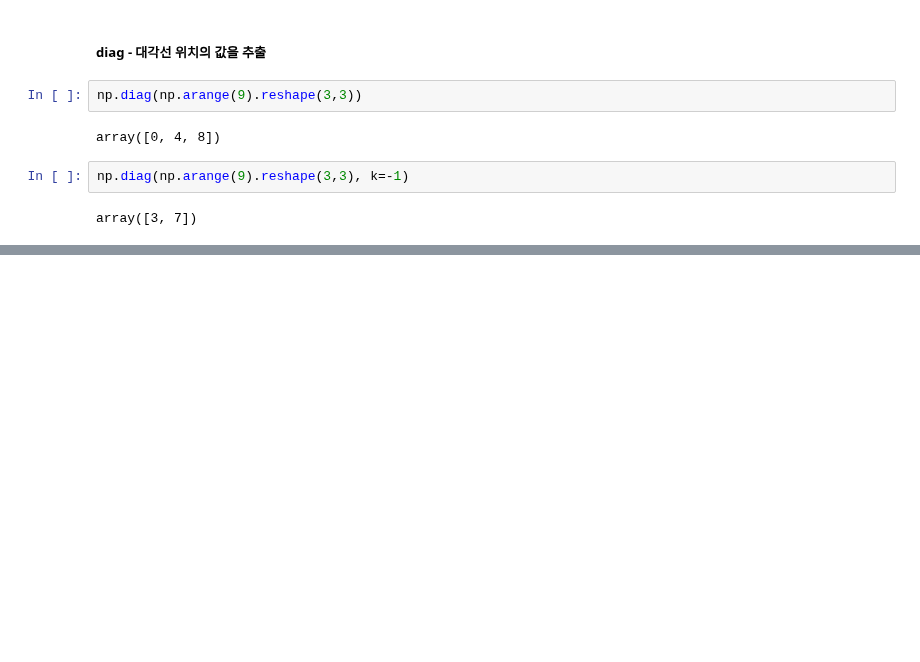
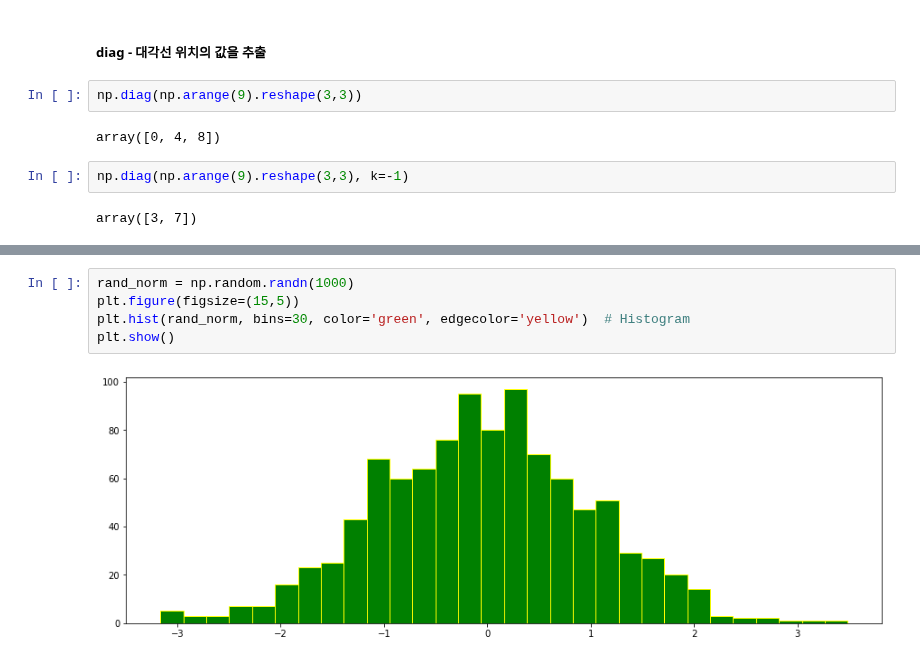
Before and after one commit to rubinkim/machine_learning_07_2022, a Jupyter notebook: 01_numpy/02_numpy2.ipynb, the cells around one changed output, grey strips where cells are left out. Drawn from its saved outputs; the diff is of its cells as text; blank space fills up the shorter version.

```diff
--- a/01_numpy/02_numpy2.ipynb
+++ b/01_numpy/02_numpy2.ipynb
@@ -138,0 +169,7 @@ array([3, 7])
+# %%
+rand_norm = np.random.randn(1000)
+plt.figure(figsize=(15,5))
+plt.hist(rand_norm, bins=30, color='green', edgecolor='yellow')  # Histogram
+plt.show()
+# %% [output]
+[figure, added]
```
Also changed, not shown: parts of 5 cells of this notebook.
